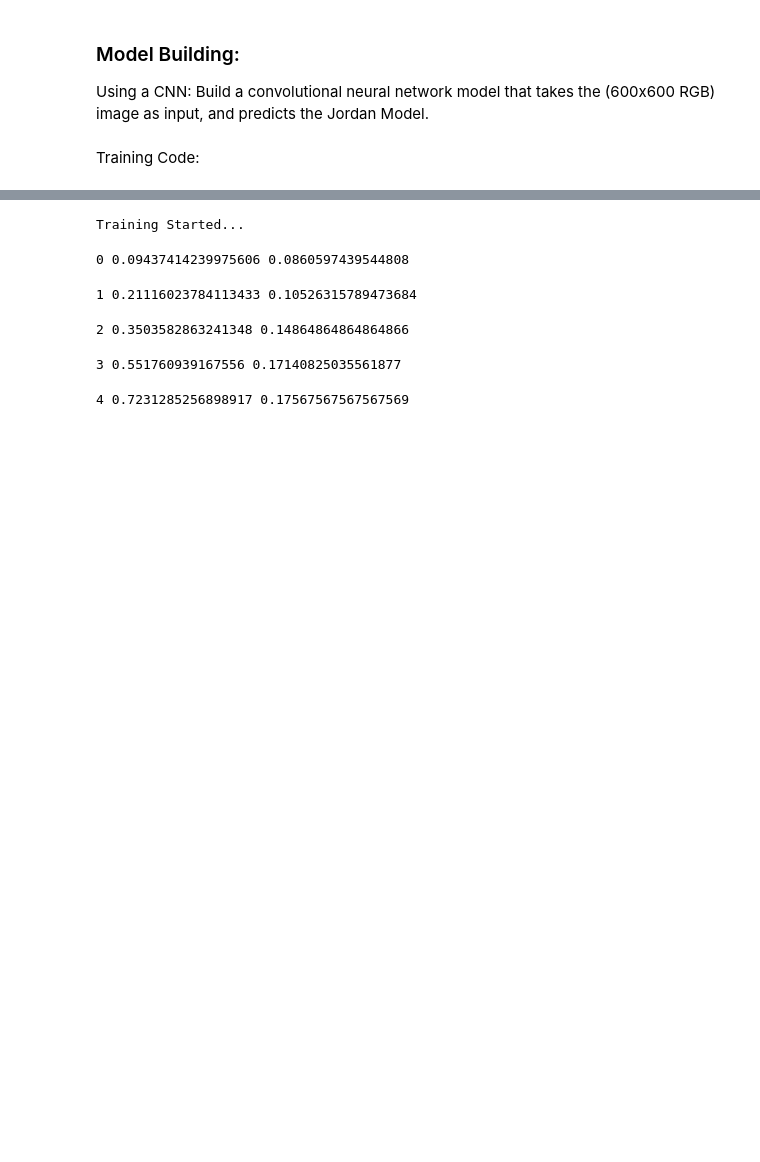
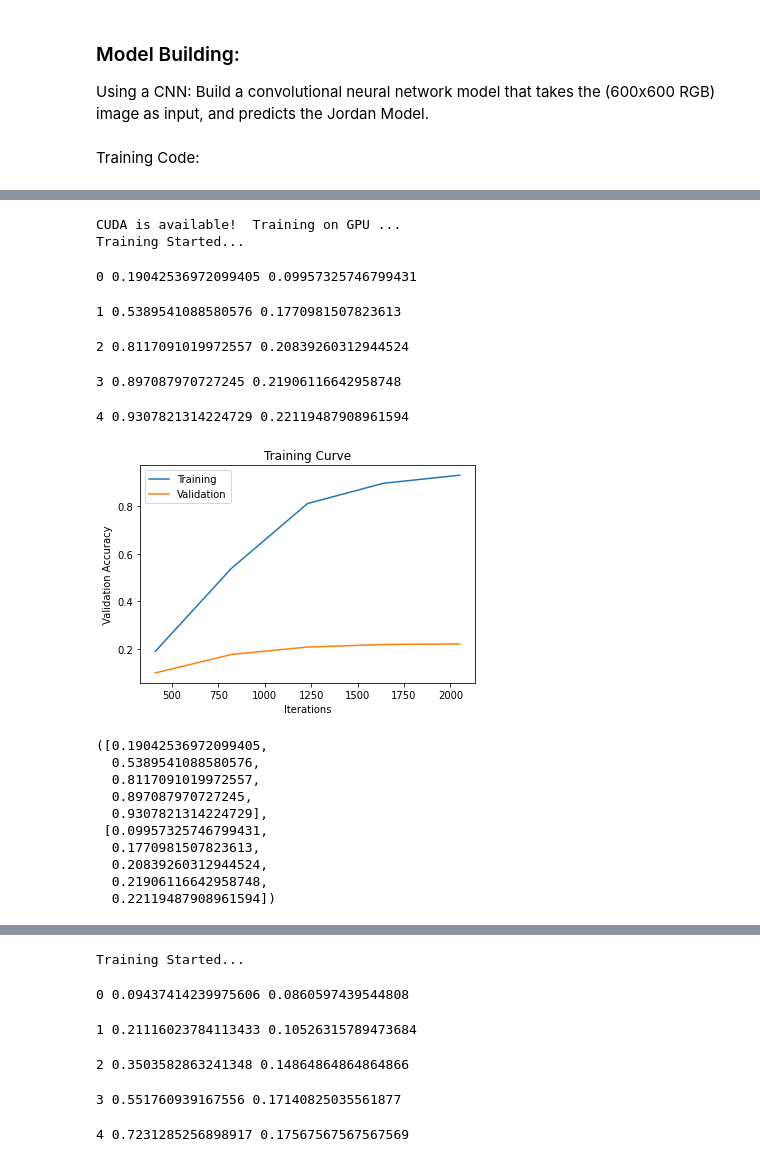
Before and after one commit to husseing/A.I-JORDAN, a Jupyter notebook: Group_44_AIR_Jordan.ipynb, the cells around one changed output, grey strips where cells are left out. Cells and saved outputs as stored; diff of their text form; code cells hidden in the pictures; blank space fills up the shorter version.

```diff
--- a/Group_44_AIR_Jordan.ipynb
+++ b/Group_44_AIR_Jordan.ipynb
@@ -371,0 +558,33 @@ def train(model, train_loader, val_loader, num_epochs=5, learn_rate = 0.001):
+# %%
+use_cuda = True
+
+ALNC = alexNet.features
+
+if use_cuda and torch.cuda.is_available():
+  ALNC.cuda()
+  Michael.cuda()
+  print('CUDA is available!  Training on GPU ...')
+else:
+  print('CUDA is not available.  Training on CPU ...')
+
+#proper model
+train(Michael, train_loader16, val_loader16, num_epochs=5, learn_rate=0.0025)
+# %% [output]
+CUDA is available!  Training on GPU ...
+Training Started...
+0 0.19042536972099405 0.09957325746799431
+1 0.5389541088580576 0.1770981507823613
+2 0.8117091019972557 0.20839260312944524
+3 0.897087970727245 0.21906116642958748
+4 0.9307821314224729 0.22119487908961594
+[figure, added]
+([0.19042536972099405,
+  0.5389541088580576,
+  0.8117091019972557,
+  0.897087970727245,
+  0.9307821314224729],
+ [0.09957325746799431,
+  0.1770981507823613,
+  0.20839260312944524,
+  0.21906116642958748,
+  0.22119487908961594])
```
Also changed, not shown: parts of 18 cells of this notebook.
